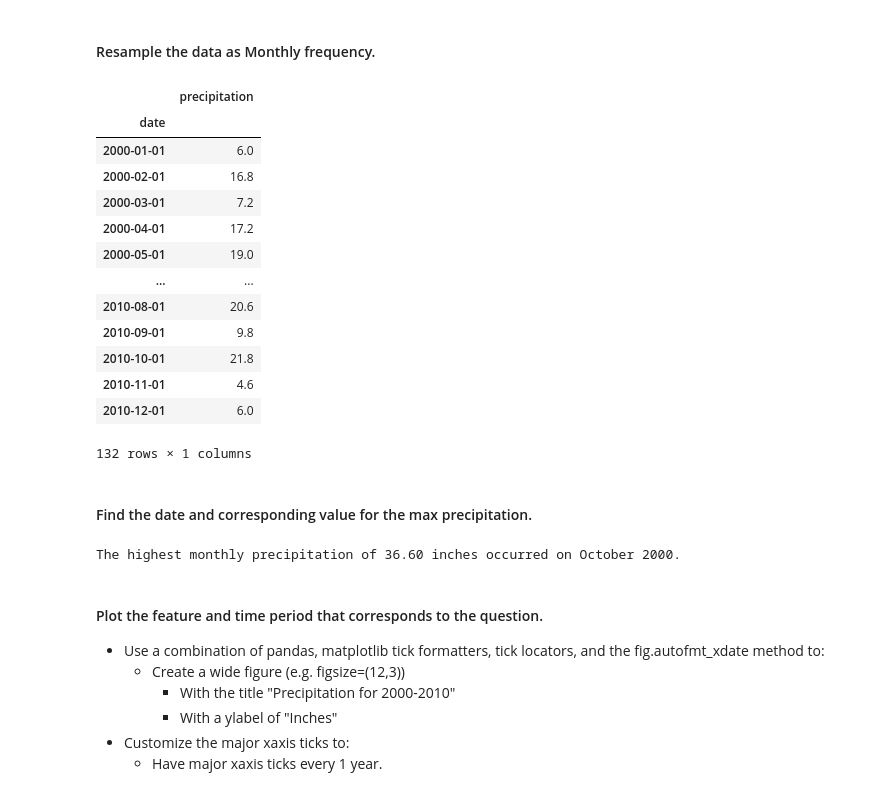
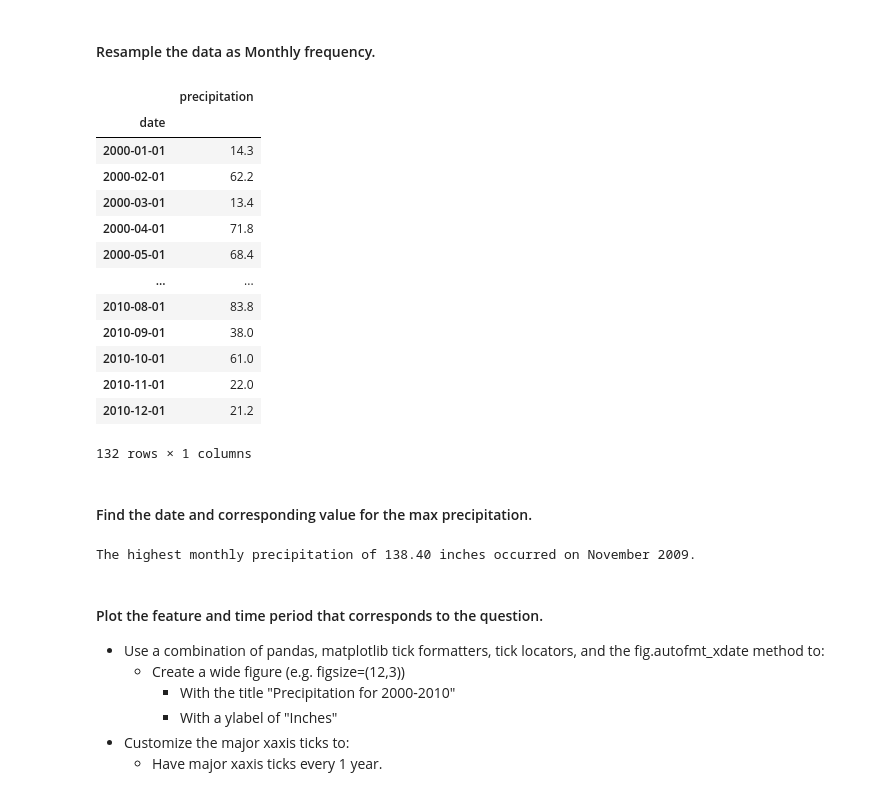
Before and after one commit to nenarossbce/Resampling-Datetime-Data--Core-, a Jupyter notebook: Resampling Datetime Data - Core .ipynb, the cells around one changed output. Saved outputs shown, nothing was run; the diff lists cells and outputs as text; code cells hidden in the pictures.

```diff
--- a/Resampling Datetime Data - Core .ipynb
+++ b/Resampling Datetime Data - Core .ipynb
@@ -133,9 +133,9 @@ df['mean_temp'] = df['mean_temp'].interpolate()
 df['max_temp'] = df['max_temp'].interpolate()
 df['min_temp'] = df['min_temp'].interpolate()
 # %%
-# filling preciptation/snow with forward fill
-df['precipitation'] = df['precipitation'].fillna(method='ffill')
-df['snow_depth'] = df['snow_depth'].fillna(method='ffill')
+#Impute missing precipitation values with 0
+df['precipitation'] = df['precipitation'].fillna(0)
+df['snow_depth'] = df['snow_depth'].fillna(0)
 # %%
 #verify for missing values have been taken care of
 df.isna().sum()
@@ -179,22 +179,22 @@ precip_df
 #### Resample the data as Monthly frequency.
 # %%
 #Resample to monthly frequency
-precip_df_MS = precip_df.resample("MS").max()
+precip_df_MS = precip_df.resample("MS").sum()
 precip_df_MS
 # %% [output]
 |  | precipitation |
 | date |  |
-| 2000-01-01 | 6.0 |
-| 2000-02-01 | 16.8 |
-| 2000-03-01 | 7.2 |
-| 2000-04-01 | 17.2 |
-| 2000-05-01 | 19.0 |
+| 2000-01-01 | 14.3 |
+| 2000-02-01 | 62.2 |
+| 2000-03-01 | 13.4 |
+| 2000-04-01 | 71.8 |
+| 2000-05-01 | 68.4 |
 | ... | ... |
-| 2010-08-01 | 20.6 |
-| 2010-09-01 | 9.8 |
-| 2010-10-01 | 21.8 |
-| 2010-11-01 | 4.6 |
-| 2010-12-01 | 6.0 |
+| 2010-08-01 | 83.8 |
+| 2010-09-01 | 38.0 |
+| 2010-10-01 | 61.0 |
+| 2010-11-01 | 22.0 |
+| 2010-12-01 | 21.2 |
 132 rows × 1 columns
 # %% [markdown]
 #### Find the date and corresponding value for the max precipitation.
@@ -205,7 +205,7 @@ max_precip = precip_df_MS['precipitation'].max()
 
 print(f"The highest monthly precipitation of {max_precip:,.2f} inches occurred on {date_max_precip.strftime('%B %Y')}.")
 # %% [output]
-The highest monthly precipitation of 36.60 inches occurred on October 2000.
+The highest monthly precipitation of 138.40 inches occurred on November 2009.
 # %% [markdown]
 #### Plot the feature and time period that corresponds to the question.
 * Use a combination of pandas, matplotlib tick formatters, tick locators, and the fig.autofmt_xdate method to:
```
Also changed, not shown: parts of 3 cells of this notebook.
